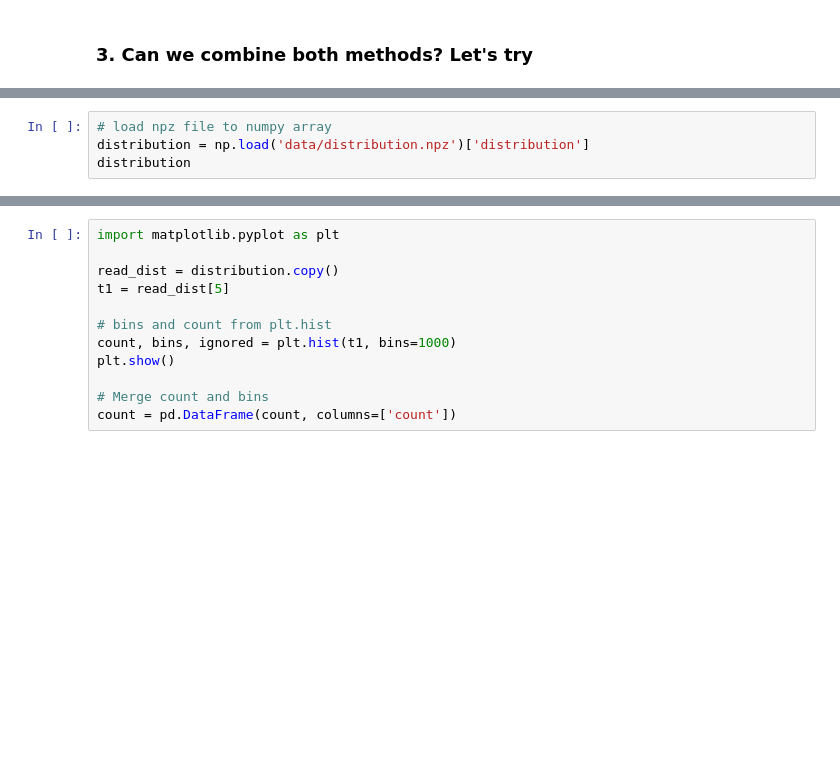
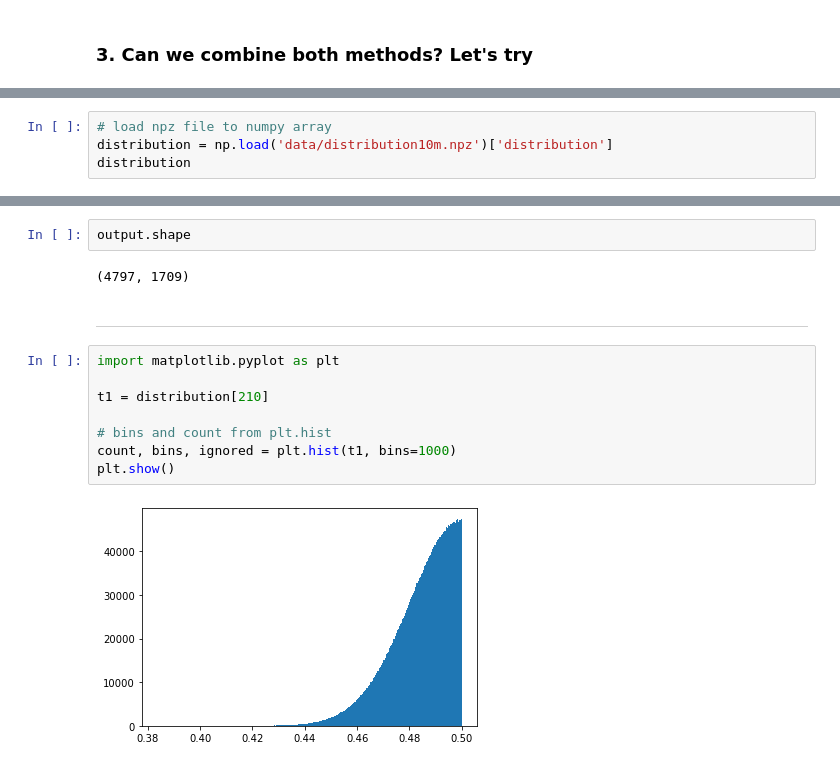
Before and after one commit to PathwayAndDataAnalysis/TF-Analysis, a Jupyter notebook: main/another_approach/notebook.ipynb, the cells around one changed output, grey strips where cells are left out. Cells and saved outputs as stored; diff of their text form; blank space fills up the shorter version.

Commit message:
10m distribution

```diff
--- a/main/another_approach/notebook.ipynb
+++ b/main/another_approach/notebook.ipynb
@@ -170,6 +182,6 @@ np.savez_compressed('data/distribution.npz', distribution=distribution)
 # %%
 # load npz file to numpy array
-distribution = np.load('data/distribution.npz')['distribution']
+distribution = np.load('data/distribution10m.npz')['distribution']
 distribution
 # %% [output]
 array([[5.00000000e-05, 5.00000000e-05, 5.00000000e-05, ...,
@@ -283,12 +409,16 @@ Cell number: 1913 Time taken:  0.7863434390019393 seconds
+# %%
+output.shape
+# %% [output]
+(4797, 1709)
+# %% [markdown]
+---
 # %%
 import matplotlib.pyplot as plt
 
-read_dist = distribution.copy()
-t1 = read_dist[5]
+t1 = distribution[210]
 
 # bins and count from plt.hist
 count, bins, ignored = plt.hist(t1, bins=1000)
 plt.show()
-
-# Merge count and bins
-count = pd.DataFrame(count, columns=['count'])
+# %% [output]
+[figure, added]
```
Also changed, not shown: parts of 10 cells of this notebook, 2 other files.
